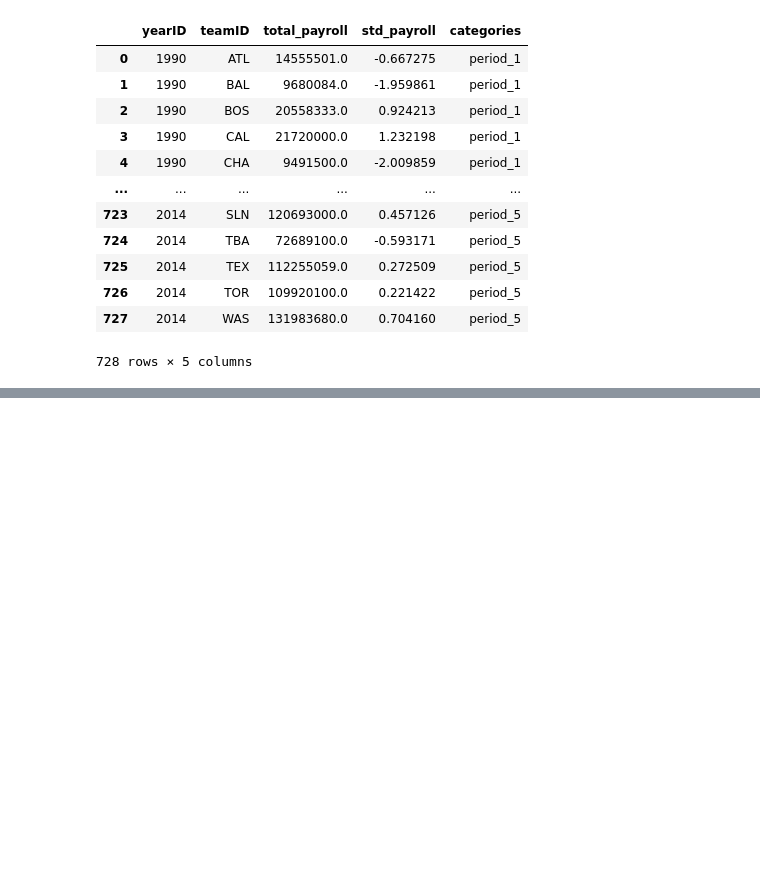
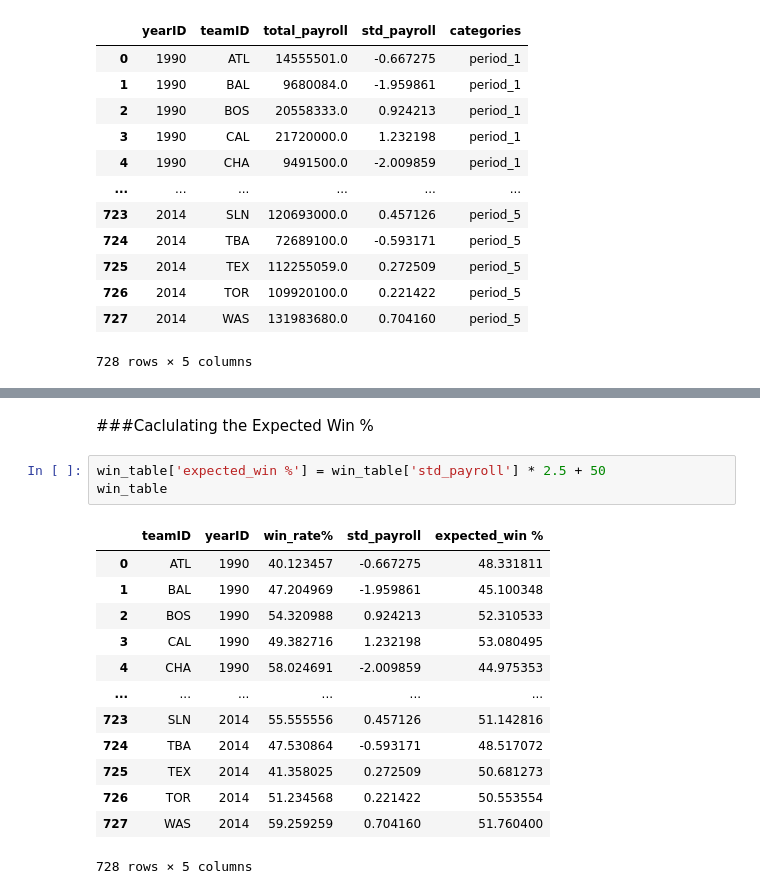
Before and after one commit to Chandramani05/Does-Money-buy-Baseball-games-, a Jupyter notebook: MSML_603_Assignment_3.ipynb, the cells around one changed output, grey strips where cells are left out. Drawn from its saved outputs; the diff is of its cells as text; blank space fills up the shorter version.

```diff
--- a/MSML_603_Assignment_3.ipynb
+++ b/MSML_603_Assignment_3.ipynb
@@ -279,0 +357,19 @@ new_data
+# %% [markdown]
+###Caclulating the Expected Win %
+# %%
+win_table['expected_win %'] = win_table['std_payroll'] * 2.5 + 50
+win_table
+# %% [output]
+|  | teamID | yearID | win_rate% | std_payroll | expected_win % |
+| 0 | ATL | 1990 | 40.123457 | -0.667275 | 48.331811 |
+| 1 | BAL | 1990 | 47.204969 | -1.959861 | 45.100348 |
+| 2 | BOS | 1990 | 54.320988 | 0.924213 | 52.310533 |
+| 3 | CAL | 1990 | 49.382716 | 1.232198 | 53.080495 |
+| 4 | CHA | 1990 | 58.024691 | -2.009859 | 44.975353 |
+| ... | ... | ... | ... | ... | ... |
+| 723 | SLN | 2014 | 55.555556 | 0.457126 | 51.142816 |
+| 724 | TBA | 2014 | 47.530864 | -0.593171 | 48.517072 |
+| 725 | TEX | 2014 | 41.358025 | 0.272509 | 50.681273 |
+| 726 | TOR | 2014 | 51.234568 | 0.221422 | 50.553554 |
+| 727 | WAS | 2014 | 59.259259 | 0.704160 | 51.760400 |
+728 rows × 5 columns
```
Also changed, not shown: parts of 13 cells of this notebook.
